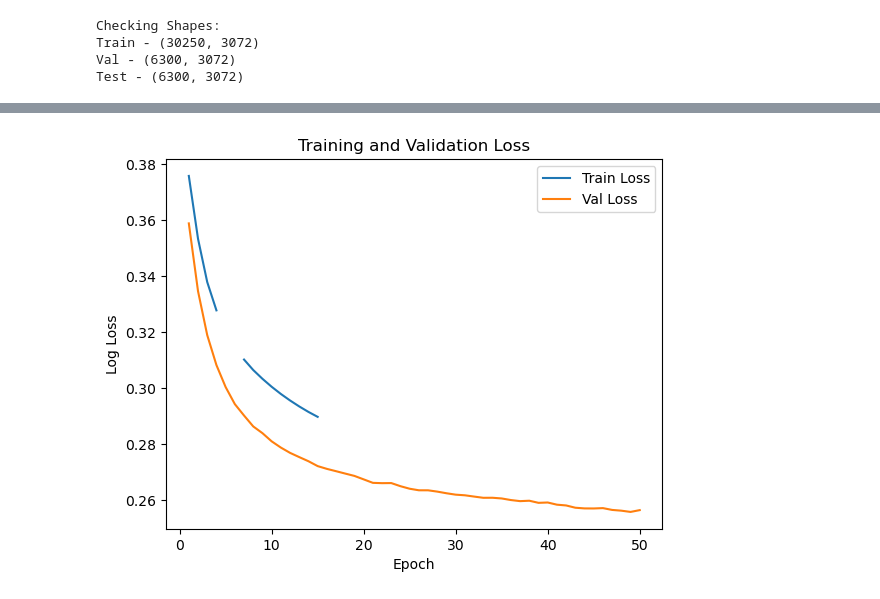
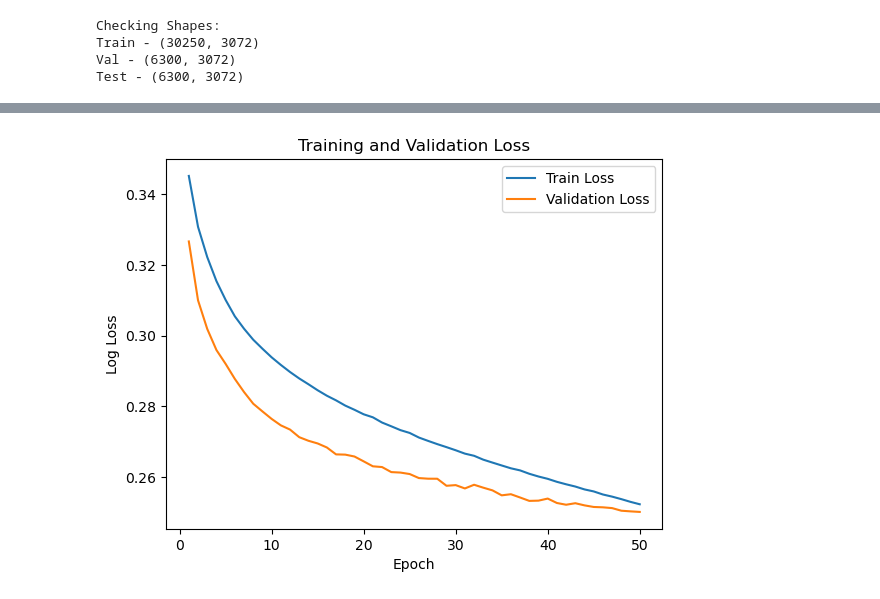
Before and after one commit to khushikhan0/ds4420_project, a Jupyter notebook: mlp.ipynb, the cells around one changed output, grey strips where cells are left out. Saved outputs shown, nothing was run; the diff lists cells and outputs as text; code cells hidden in the pictures.

```diff
--- a/mlp.ipynb
+++ b/mlp.ipynb
@@ -106,7 +106,7 @@ def sigmoid(z):
     return 1.0 / (1.0 + np.exp(-z))
 
 # helper functions below to evaluate model performance
-def log_loss(y_true, p, eps=1e-12):
+def log_loss(y_true, p, eps=1e-7):
     p = np.clip(p, eps, 1 - eps)
     return -np.mean(y_true * np.log(p) + (1 - y_true) * np.log(1 - p))
 
@@ -117,7 +117,7 @@ def accuracy_score(y_true, p):
 # %%
 # step size
 # accommodates the higher dimensionality of image data
-eta = 0.003
+eta = 0.001
 
 # max iterations
 epochs = 50
@@ -340,12 +340,12 @@ Final Test Accuracy: 0.8762
 # %%
 plt.plot(range(1, epochs + 1), train_losses, label="Train Loss")
-plt.plot(range(1, epochs + 1), val_losses, label="Val Loss")
+plt.plot(range(1, epochs + 1), val_losses, label="Validation Loss")
 plt.xlabel("Epoch")
 plt.ylabel("Log Loss")
 plt.title("Training and Validation Loss")
 plt.legend()
-plt.show(
+plt.show()
 # %% [output]
-[figure, old version]
+[figure, new version]
 # %%
 plt.plot(range(1, epochs + 1), train_accs, label="Train Accs")
```
Also changed, not shown: parts of 6 cells of this notebook.
